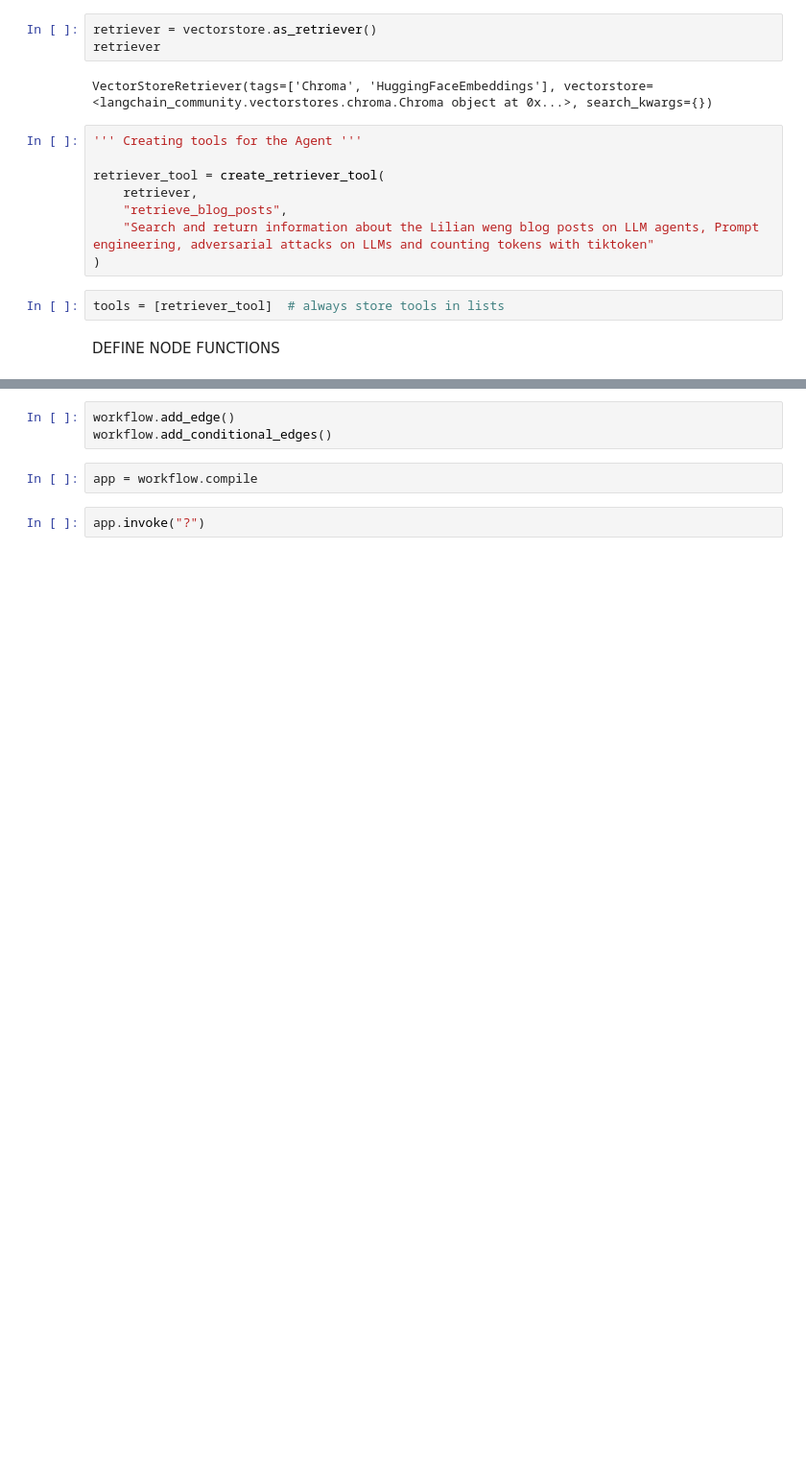
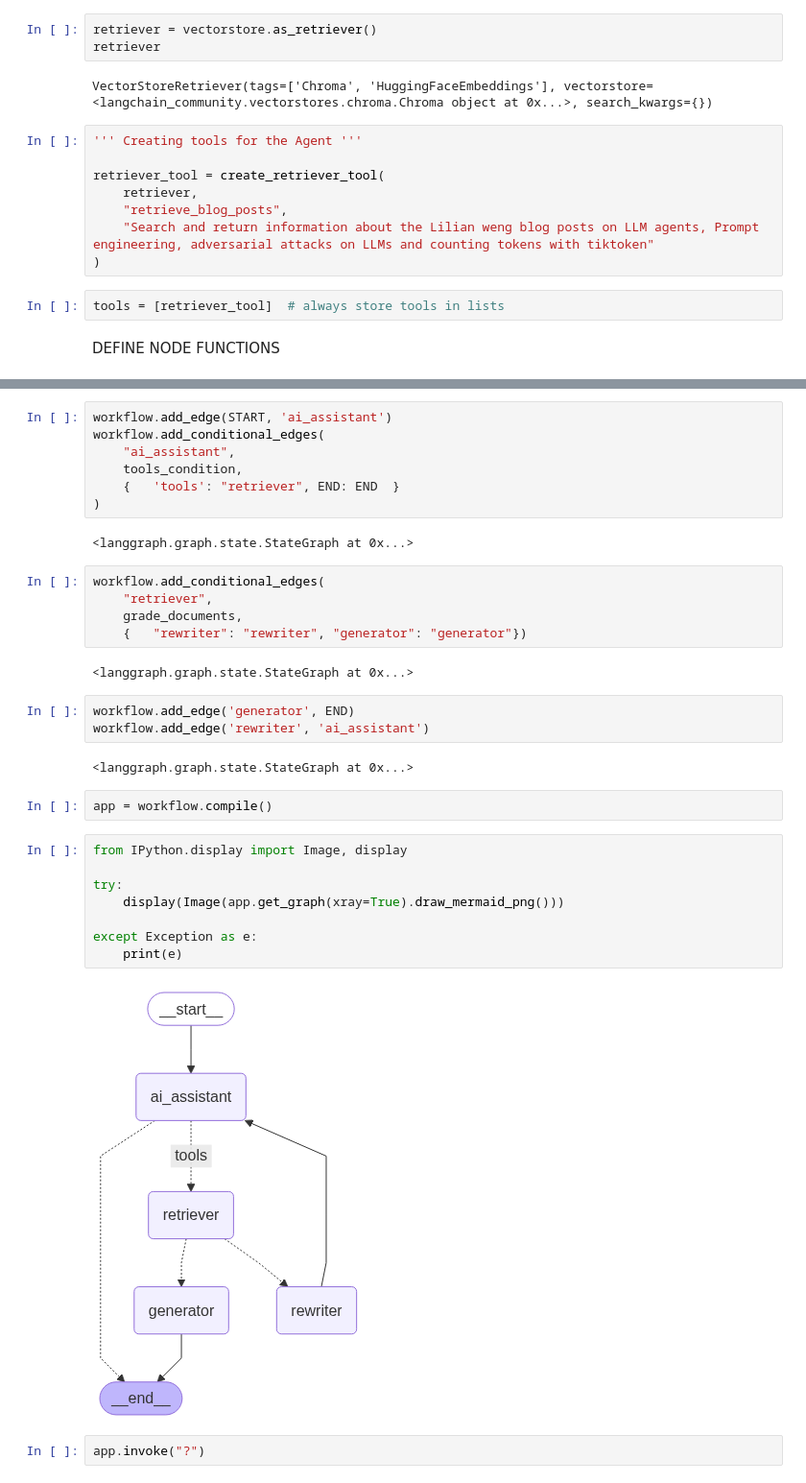
Before and after one commit to rohit-sram/AgentLang, a Jupyter notebook: agentic_rag.ipynb, the cells around one changed output, grey strips where cells are left out. Shown: that part at 96% size. Cells and saved outputs as stored; diff of their text form; blank space fills up the shorter version.

Commit message:
added conditional edges, and nodes

```diff
--- a/agentic_rag.ipynb
+++ b/agentic_rag.ipynb
@@ -147,7 +205,35 @@ workflow.add_node("generator", generate)
-# %%
-workflow.add_edge()
-workflow.add_conditional_edges()
+# %%
+workflow.add_edge(START, 'ai_assistant')
+workflow.add_conditional_edges(
+    "ai_assistant",
+    tools_condition,
+    {   'tools': "retriever", END: END  }
+)
+# %% [output]
+<langgraph.graph.state.StateGraph at 0x...>
+# %%
+workflow.add_conditional_edges(
+    "retriever",
+    grade_documents,
+    {   "rewriter": "rewriter", "generator": "generator"})
+# %% [output]
+<langgraph.graph.state.StateGraph at 0x...>
+# %%
+workflow.add_edge('generator', END)
+workflow.add_edge('rewriter', 'ai_assistant')
+# %% [output]
+<langgraph.graph.state.StateGraph at 0x...>
 # %%
-app = workflow.compile
+app = workflow.compile()
+# %%
+from IPython.display import Image, display
+
+try:
+    display(Image(app.get_graph(xray=True).draw_mermaid_png()))
+
+except Exception as e:
+    print(e)
+# %% [output]
+[figure, added]
 # %%
 app.invoke("?")
```
Also changed, not shown: parts of 12 cells of this notebook.
